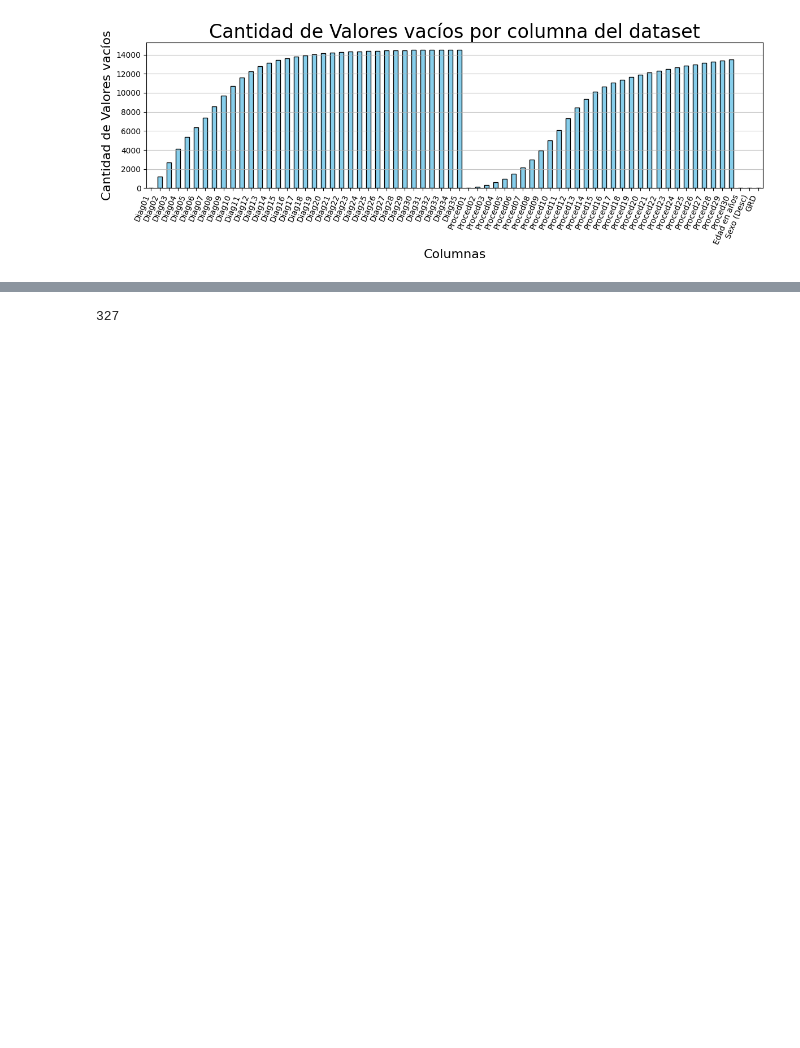
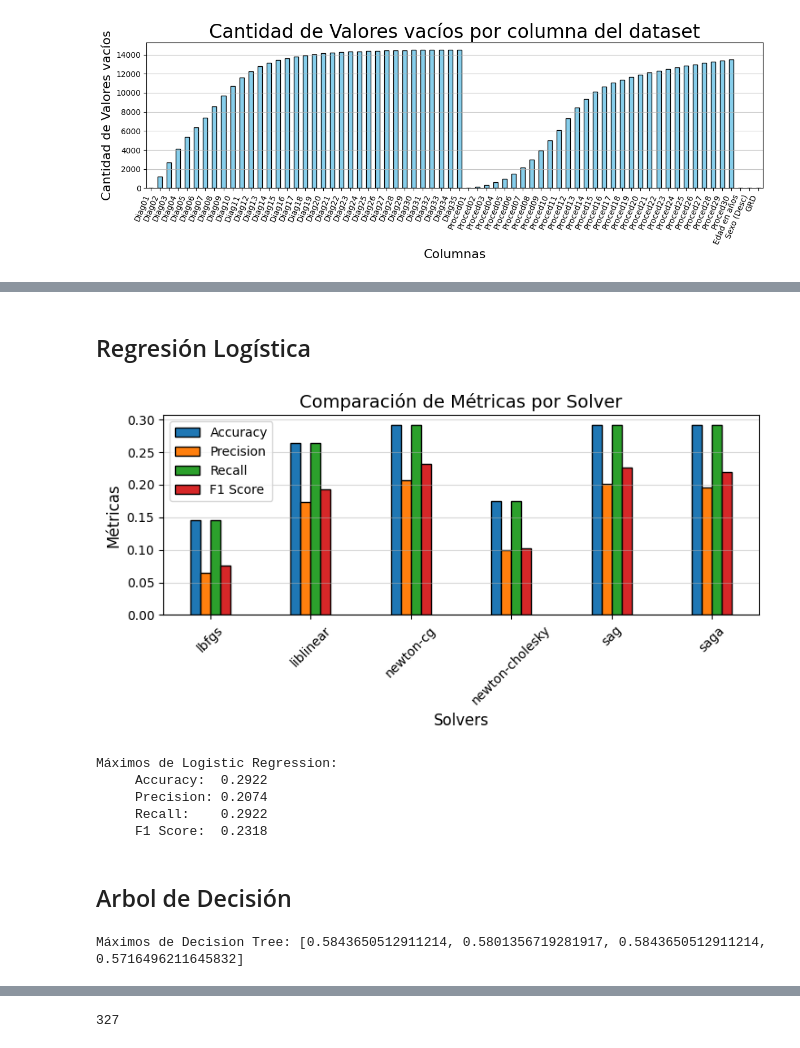
Before and after one commit to BobCortesP/ProyectoML, a Jupyter notebook: ultimoIntento.ipynb, the cells around one changed output, grey strips where cells are left out. Saved outputs shown, nothing was run; the diff lists cells and outputs as text; code cells hidden in the pictures; blank space fills up the shorter version.

```diff
--- a/ultimoIntento.ipynb
+++ b/ultimoIntento.ipynb
@@ -215,0 +215,76 @@ Hay que eliminar las clases que tienen menos de 5 elementos
+# %% [markdown]
+## Regresión Logística
+# %%
+solvers = ['lbfgs', 'liblinear', 'newton-cg', 'newton-cholesky', 'sag', 'saga']
+
+for solver in solvers:
+    print("\nEntrenando modelo de Regresión Logística con solver", solver)
+    logistic_model = LogisticRegression(
+        max_iter=10, # Sólo 10 iteraciones porque con 100 estuvo más de una hora y no dio :/
+        random_state=42,
+        solver=solver
+    )
+    logistic_model.fit(X_train, y_train)
+    y_pred_logistic = logistic_model.predict(X_test)
+    print("Resultados de Regresión Logística:")
+    print("     Accuracy:", accuracy_score(y_test, y_pred_logistic))
+    print('     Precision:', precision_score(y_test, y_pred_logistic, average='weighted'))
+    print('     Recall:', recall_score(y_test, y_pred_logistic, average='weighted'))
+    print('     F1 Score:', f1_score(y_test, y_pred_logistic, average='weighted'))
+# %%
+# Se ingresan manualmente los resultados de los modelos aquí por falta de tiempo, disculpas :/
+accuracies = [0.14609126282278034,0.26353024407499115,0.2921825256455607,0.17474354439334985,0.2918287937743191,0.2918287937743191]
+precisions = [0.06412400244874028,0.1740719611402245,0.20741501995725517,0.09975526028754823,0.20113981741556664,0.19585371236118773]
+recalls = [0.14609126282278034,0.26353024407499115,0.2921825256455607,0.17474354439334985,0.2918287937743191,0.2918287937743191]
+f1_scores = [0.07593218173044855,0.19321956207454585,0.2318244500684546,0.10302636562228128,0.22658267163396903,0.219509092833085]
+
+x = np.arange(len(solvers))
+width = 0.1
+
+plt.figure(figsize=(7.5, 4))
+plt.bar(x - 1.5 * width, accuracies, width, label='Accuracy', edgecolor='black')
+plt.bar(x - 0.5 * width, precisions, width, label='Precision', edgecolor='black')
+plt.bar(x + 0.5 * width, recalls, width, label='Recall', edgecolor='black')
+plt.bar(x + 1.5 * width, f1_scores, width, label='F1 Score', edgecolor='black')
+
+plt.xticks(x, solvers, rotation=45)
+plt.xlabel('Solvers', fontsize=12)
+plt.ylabel('Métricas', fontsize=12)
+plt.title('Comparación de Métricas por Solver', fontsize=14)
+plt.legend()
+plt.grid(axis='y', alpha=0.5)
+plt.tight_layout()
+plt.show()
+
+maximos = [max(accuracies), precisions[accuracies.index(max(accuracies))], recalls[accuracies.index(max(accuracies))], f1_scores[accuracies.index(max(accuracies))]]
+print("Máximos de Logistic Regression:")
+print("     Accuracy: ", round(maximos[0],4))
+print("     Precision:", round(maximos[1],4))
+print("     Recall:   ", round(maximos[2],4))
+print("     F1 Score: ", round(maximos[3],4))
+# %% [output]
+[figure, added]
+Máximos de Logistic Regression:
+     Accuracy:  0.2922
+     Precision: 0.2074
+     Recall:    0.2922
+     F1 Score:  0.2318
+# %% [markdown]
+## Arbol de Decisión
+# %%
+depths = list(range(1, 31))
+accuracies = []
+precisions = []
+recalls = []
+f1_scores = []
+
+for i in depths:
+    decision_tree_model = DecisionTreeClassifier(random_state=42, max_depth=i)
+    decision_tree_model.fit(X_train, y_train)
+    y_pred_tree = decision_tree_model.predict(X_test)
+    accuracies.append(accuracy_score(y_test, y_pred_tree))
+    precisions.append(precision_score(y_test, y_pred_tree, average='weighted', zero_division=0))
+    recalls.append(recall_score(y_test, y_pred_tree, average='weighted', zero_division=0))
+    f1_scores.append(f1_score(y_test, y_pred_tree, average='weighted', zero_division=0))
+# %% [output]
+Máximos de Decision Tree: [0.5843650512911214, 0.5801356719281917, 0.5843650512911214, 0.5716496211645832]
```
Also changed, not shown: parts of 55 cells of this notebook.
